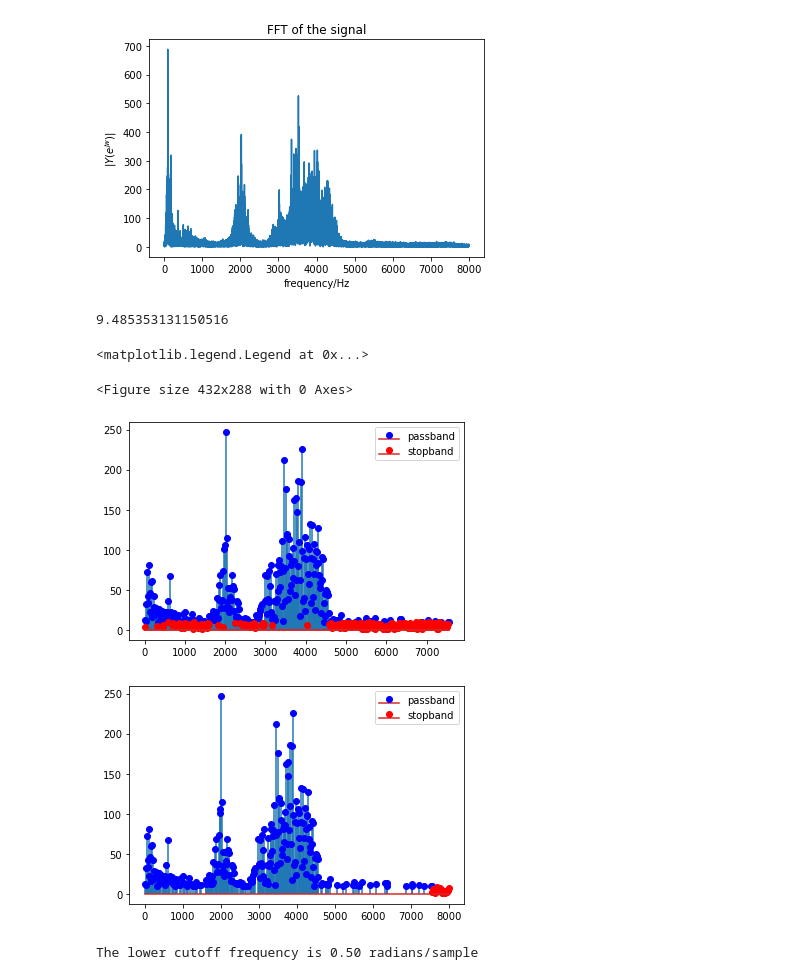
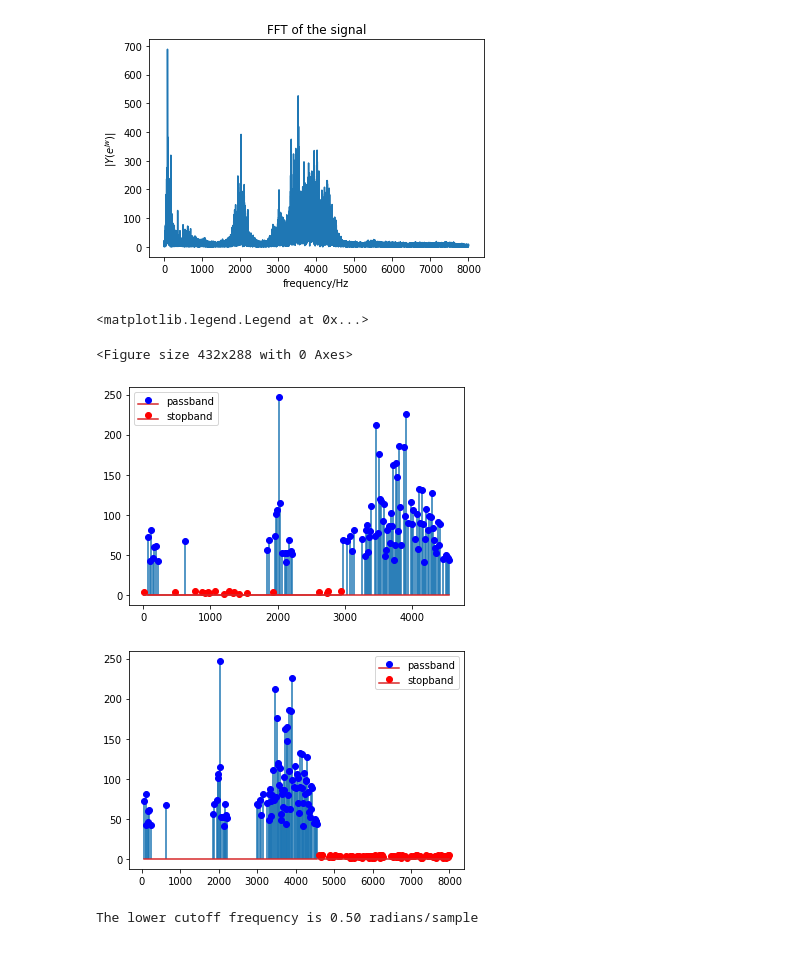
Before and after one commit to solt-qy/LDI_project, a Jupyter notebook: 01_optimization/Optimization (FIR Filter Design)-Bandpass.ipynb, the cells around one changed output. Saved outputs shown, nothing was run; the diff lists cells and outputs as text; code cells hidden in the pictures.

```diff
--- a/01_optimization/Optimization (FIR Filter Design)-Bandpass.ipynb
+++ b/01_optimization/Optimization (FIR Filter Design)-Bandpass.ipynb
@@ -9,7 +9,7 @@ from scipy import signal
 # %%
 # reading the target audio file
 # fs is the sampling frequency
-fs, y = wav.read("bandpass/1.wav")
+fs, y = wav.read("bandpass\\1.wav")
 # normalize the signal amplitude
 y = y / y.max()
 plt.plot(y)
@@ -32,40 +32,35 @@ plt.ylabel("$|Y(e^{jw})|$")
 plt.title("FFT of the signal")
 plt.show()
 # %% [output]
-[figure, old version]
+[figure, new version]
 # %%
 #Todo: implement search for threshold so that
 # upp and low threshold have same number of points
 num_sample = 500
 sample_index = np.linspace(0, len(freq)-1, num_sample).astype(int)
 plt.figure()
 freq_new = freq[sample_index]
 fft_new = y_fft[sample_index]
 # threshold for determining the stop and passband
-threshold = np.percentile(fft_new, 50)
-print(threshold)
-upp_threshold = threshold
-low_threshold = threshold
-#upp_threshold = 40
-#low_threshold = 5
+upp_threshold = 40
+low_threshold = 5
 idx = np.argwhere(fft_new > upp_threshold)
 idx2 = np.argwhere(fft_new <= low_threshold)
 idx_low = np.setdiff1d(idx2, idx2[idx2>np.max(idx)]).reshape(-1, 1)
 idx_high = np.setdiff1d(idx2, idx2[idx2<np.max(idx)]).reshape(-1, 1)
 plt.figure()
 plt.stem(freq_new[idx], fft_new[idx],markerfmt='bo', label='passband')
 plt.stem(freq_new[idx_low], fft_new[idx_low],markerfmt='ro', label='stopband')
 plt.legend()
 plt.figure()
 plt.stem(freq_new[idx], fft_new[idx],markerfmt='bo', label='passband')
 plt.stem(freq_new[idx_high], fft_new[idx_high],markerfmt='ro', label='stopband')
 plt.legend()
 # %% [output]
-9.485353131150516
+<matplotlib.legend.Legend at 0x...>
-<matplotlib.legend.Legend at 0x...>
+<Figure size 432x288 with 0 Axes>
-<Figure size 432x288 with 0 Axes>
-[figure, old version]
+[figure, new version]
-[figure, old version]
+[figure, new version]
 # %%
 # lower cutoff frequency
 pos = np.hstack((freq_new[idx], np.zeros((len(freq_new[idx]), 1))))
```
Also changed, not shown: parts of 2 cells of this notebook.
